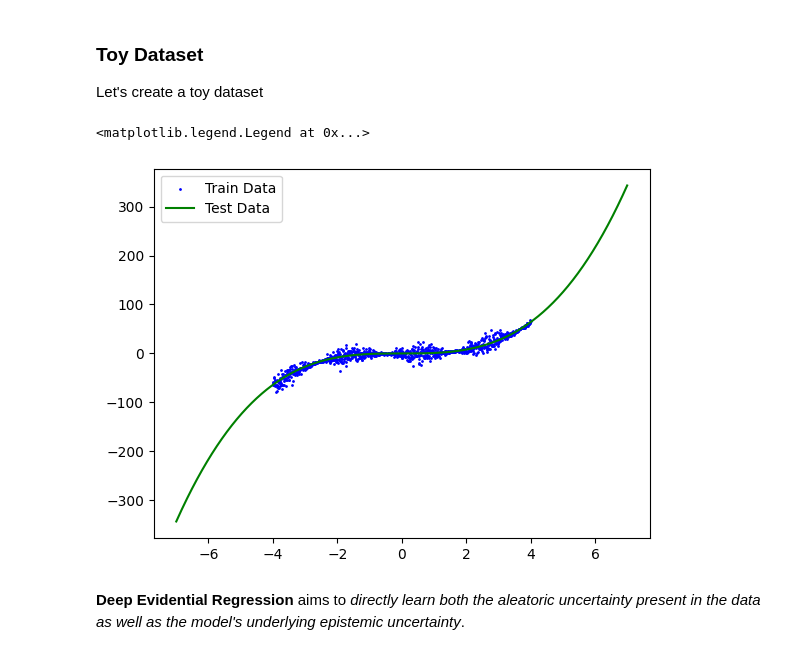
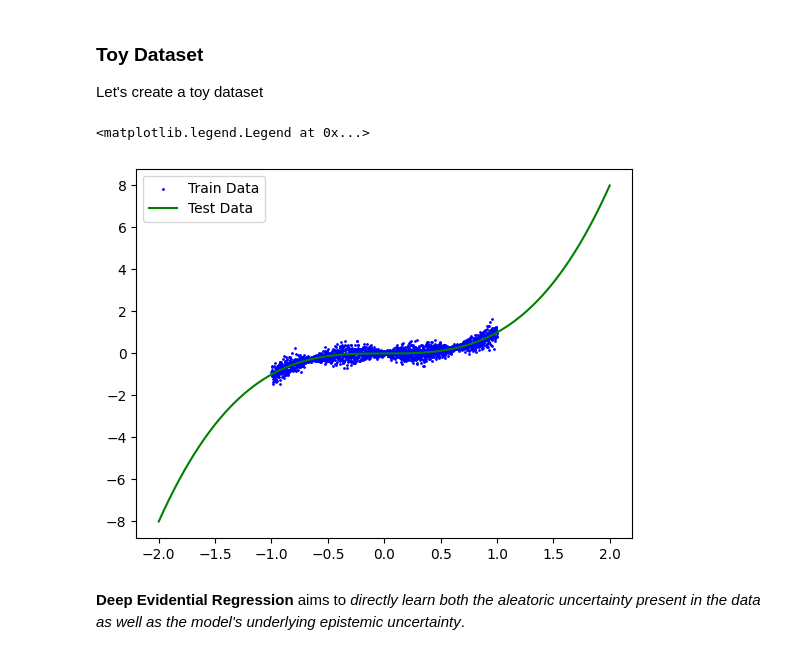
Before and after one commit to nimalu/evidential-deep-learning, a Jupyter notebook: deep-evidential-regression.ipynb, the cells around one changed output. Cells and saved outputs as stored; diff of their text form; code cells hidden in the pictures.

```diff
--- a/deep-evidential-regression.ipynb
+++ b/deep-evidential-regression.ipynb
@@ -32,25 +29,25 @@ $$
 
 Let's create a toy dataset
 # %%
-N = 1000
-TRAIN_BOUNDS = (-4, 4)
-TEST_BOUNDS = (-7, 7)
+N = 2000
+TRAIN_BOUNDS = (-1, 1)
+TEST_BOUNDS = (-2, 2)
 
 x_train = np.linspace(TRAIN_BOUNDS[0], TRAIN_BOUNDS[1], N).reshape(-1, 1)
 # Heteroscedastic noise: std depends on x
-noise_std = (1.0 + np.sin(x_train*3)) * 5.0 + 1.0
+noise_std = (np.abs(np.sin(x_train * 5))) * 0.2 + 0.05
 y_train = x_train**3 + np.random.normal(0, noise_std, size=(N, 1))
 
 x_test = np.linspace(TEST_BOUNDS[0], TEST_BOUNDS[1], N).reshape(-1, 1)
 y_test = x_test**3
 
 plt.figure()
-plt.scatter(x_train, y_train, label='Train Data', s=1, color="blue")
-plt.plot(x_test, y_test, label='Test Data', color="green")
+plt.scatter(x_train, y_train, label="Train Data", s=1, color="blue")
+plt.plot(x_test, y_test, label="Test Data", color="green")
 plt.legend()
 # %% [output]
 <matplotlib.legend.Legend at 0x...>
-[figure, old version]
+[figure, new version]
 # %%
 # Prepare data for PyTorch
 train_dataset = torch.utils.data.TensorDataset(
```
Also changed, not shown: parts of 8 cells of this notebook, 2 other files.
